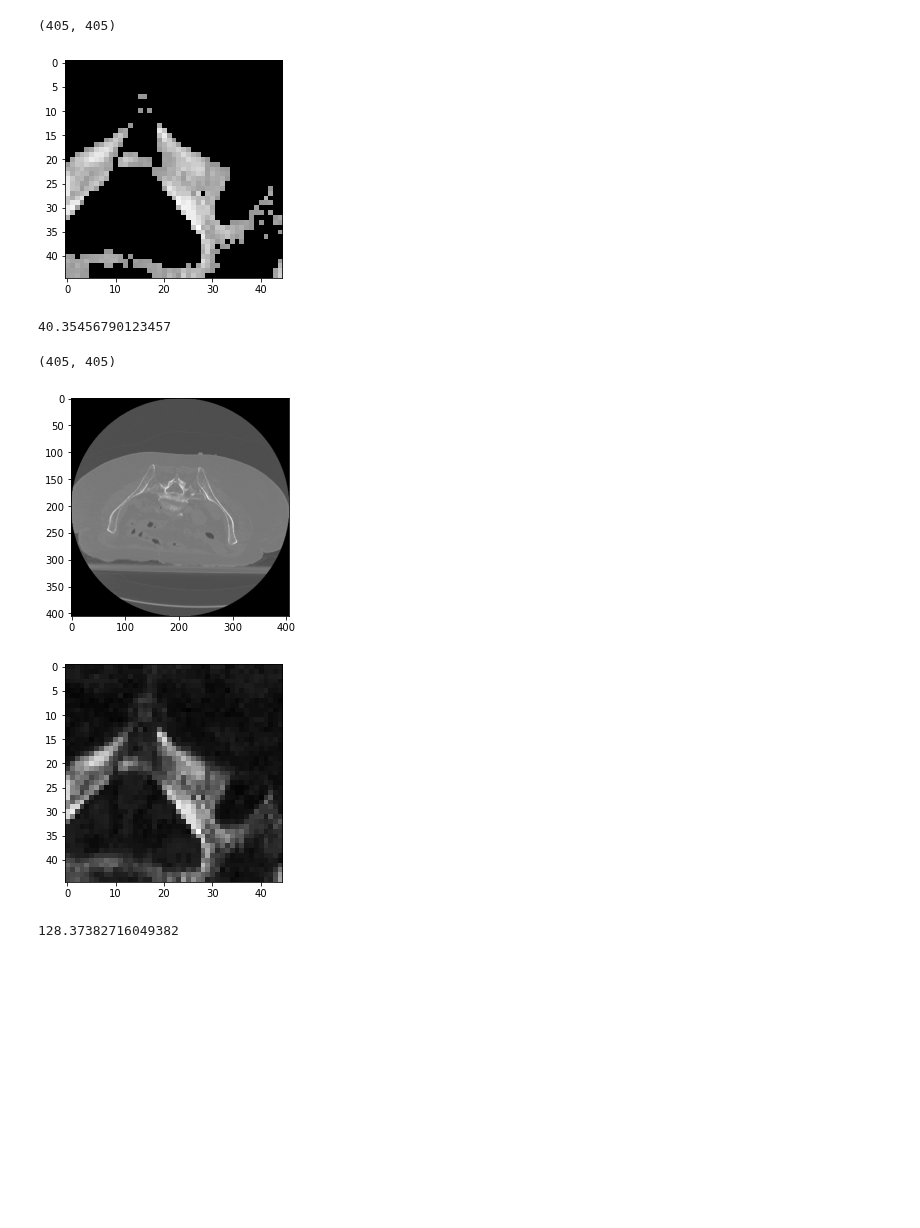
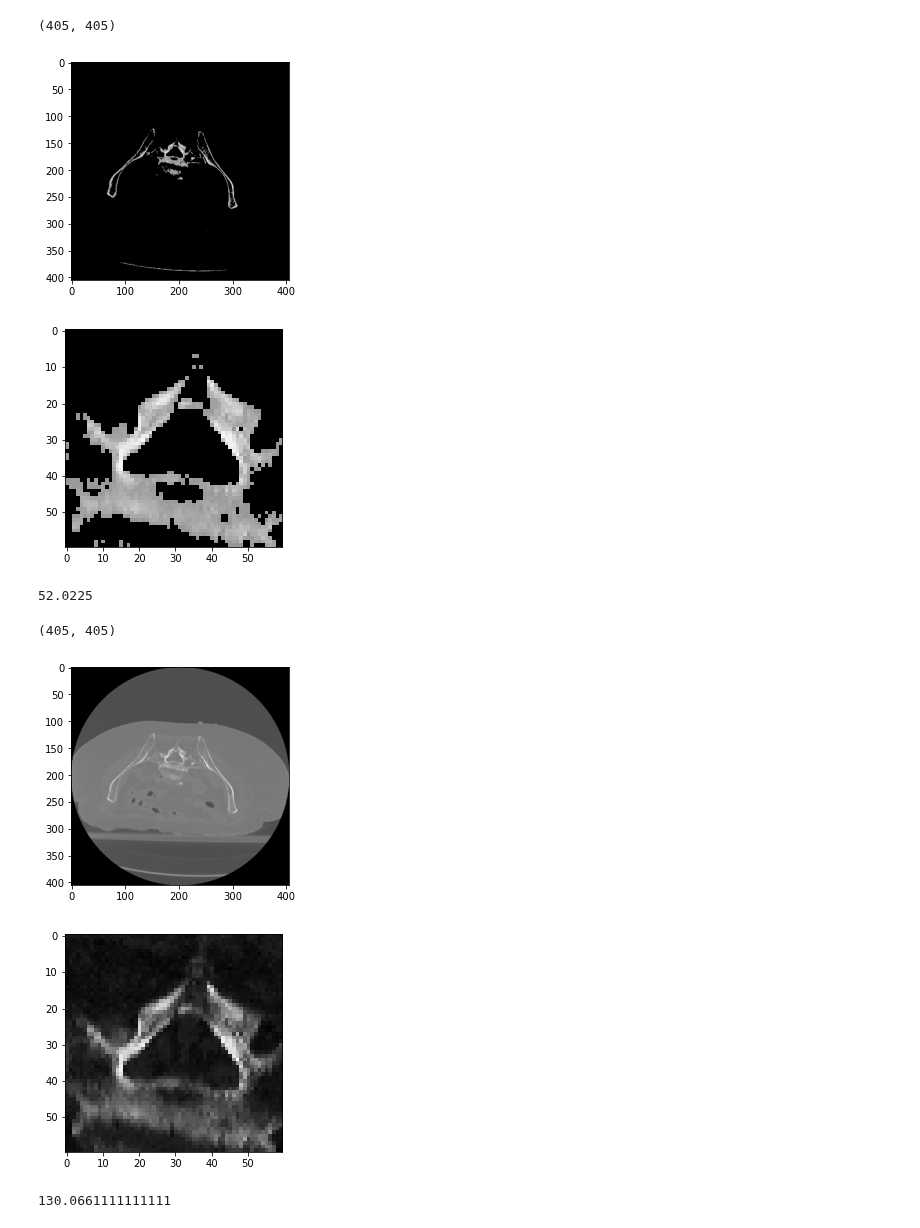
Before and after one commit to aasong113/CT_View_Planning_DeepRL, a Jupyter notebook: gym-child_thresholded_NN/Image_metrics_viewer.ipynb, the cells around one changed output. Drawn from its saved outputs; the diff is of its cells as text; code cells hidden in the pictures; blank space fills up the shorter version.

```diff
--- a/gym-child_thresholded_NN/Image_metrics_viewer.ipynb
+++ b/gym-child_thresholded_NN/Image_metrics_viewer.ipynb
@@ -12,20 +12,22 @@ def openIMG(img_path):
 # %%
 thresholded = openIMG('cad_117_threshNoBin.png')
 print(thresholded.shape)
 
 
 plt.imshow(thresholded, cmap = 'gray')
 plt.show()
 
-
-plt.imshow(thresholded[135:135+45, 180:180+45], cmap = 'gray')
+y = 160
+x = 135
+plt.imshow(thresholded[x:x+60, y:y+60], cmap = 'gray')
 plt.show()
 
-print(np.mean(thresholded[135:135+45, 180:180+45]))
+print(np.mean(thresholded[x:x+60, y:y+60]))
 # %% [output]
 (405, 405)
-[figure, old version]
+[figure, new version]
+[figure, added]
-40.35456790123457
+52.0225
 # %%
 grayscale = openIMG('cadaver_slice_117_grey.png')
 print(grayscale.shape)
@@ -33,12 +35,12 @@ print(grayscale.shape)
 plt.imshow(grayscale, cmap = 'gray')
 plt.show()
 
-plt.imshow(grayscale[135:135+45, 180:180+45], cmap = 'gray')
+plt.imshow(grayscale[x:x+60, y:y+60], cmap = 'gray')
 plt.show()
 
-print(np.mean(grayscale[135:135+45, 180:180+45]))
+print(np.mean(grayscale[x:x+60, y:y+60]))
 # %% [output]
 (405, 405)
 [figure]
-[figure, old version]
+[figure, new version]
-128.37382716049382
+130.0661111111111
```
Also changed, not shown: 3 other files.
